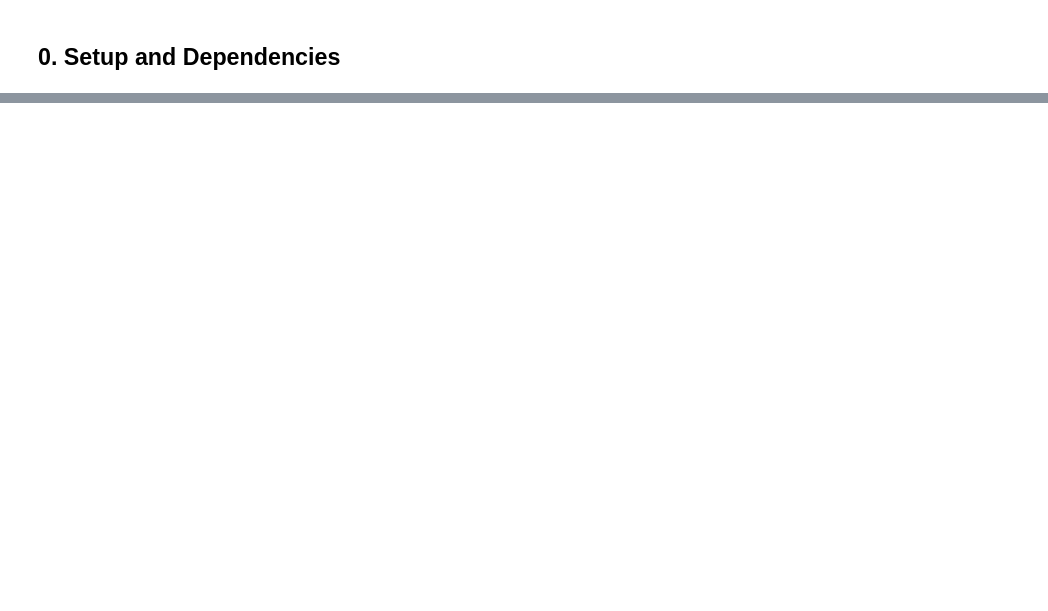
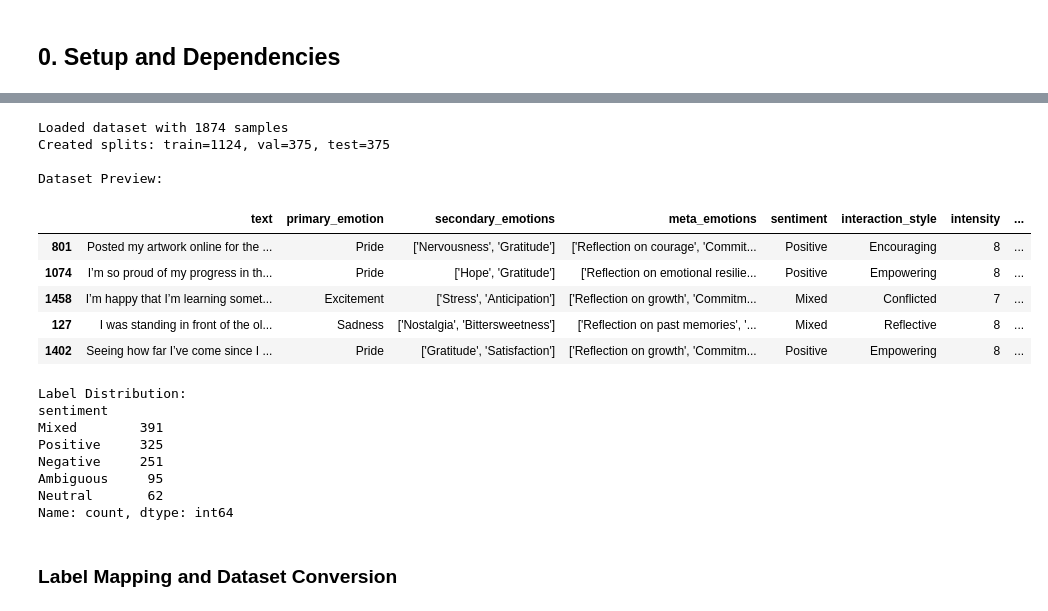
Before and after one commit to franciscoribeiro2003/Emotion_Classifier, a Jupyter notebook: notebooks/04-transformer-based-classification.ipynb, the cells around one changed output, grey strips where cells are left out. Drawn from its saved outputs; the diff is of its cells as text; code cells hidden in the pictures; blank space fills up the shorter version.

```diff
--- a/notebooks/04-transformer-based-classification.ipynb
+++ b/notebooks/04-transformer-based-classification.ipynb
@@ -430,0 +79,41 @@ As we can see, with the use of parameter-efficient fine-tuning we were able to v
+# %%
+# Load dataset
+train_df, test_df = load_raw_data()
+print(f"Loaded dataset with {len(train_df)} samples")
+
+# Create train/validation/test splits
+try:
+    train_df, val_df, test_df = prepare_dataset_splits(train_df)
+    print(f"Created splits: train={len(train_df)}, val={len(val_df)}, test={len(test_df)}")
+except Exception as e:
+    print(f"Using existing splits: {e}")
+
+# Preview the data structure
+print("\nDataset Preview:")
+display(train_df.head())
+
+# Analyze label distribution
+print("\nLabel Distribution:")
+label_counts = train_df['sentiment'].value_counts()
+print(label_counts)
+# %% [output]
+Loaded dataset with 1874 samples
+Created splits: train=1124, val=375, test=375
+
+Dataset Preview:
+|  | text | primary_emotion | secondary_emotions | meta_emotions | sentiment | interaction_style | intensity | ... |
+| 801 | Posted my artwork online for the ... | Pride | ['Nervousness', 'Gratitude'] | ['Reflection on courage', 'Commit... | Positive | Encouraging | 8 | ... |
+| 1074 | I’m so proud of my progress in th... | Pride | ['Hope', 'Gratitude'] | ['Reflection on emotional resilie... | Positive | Empowering | 8 | ... |
+| 1458 | I’m happy that I’m learning somet... | Excitement | ['Stress', 'Anticipation'] | ['Reflection on growth', 'Commitm... | Mixed | Conflicted | 7 | ... |
+| 127 | I was standing in front of the ol... | Sadness | ['Nostalgia', 'Bittersweetness'] | ['Reflection on past memories', '... | Mixed | Reflective | 8 | ... |
+| 1402 | Seeing how far I’ve come since I ... | Pride | ['Gratitude', 'Satisfaction'] | ['Reflection on growth', 'Commitm... | Positive | Empowering | 8 | ... |
+Label Distribution:
+sentiment
+Mixed        391
+Positive     325
+Negative     251
+Ambiguous     95
+Neutral       62
+Name: count, dtype: int64
+# %% [markdown]
+### Label Mapping and Dataset Conversion
```
Also changed, not shown: parts of 55 cells of this notebook, 2 other files.
